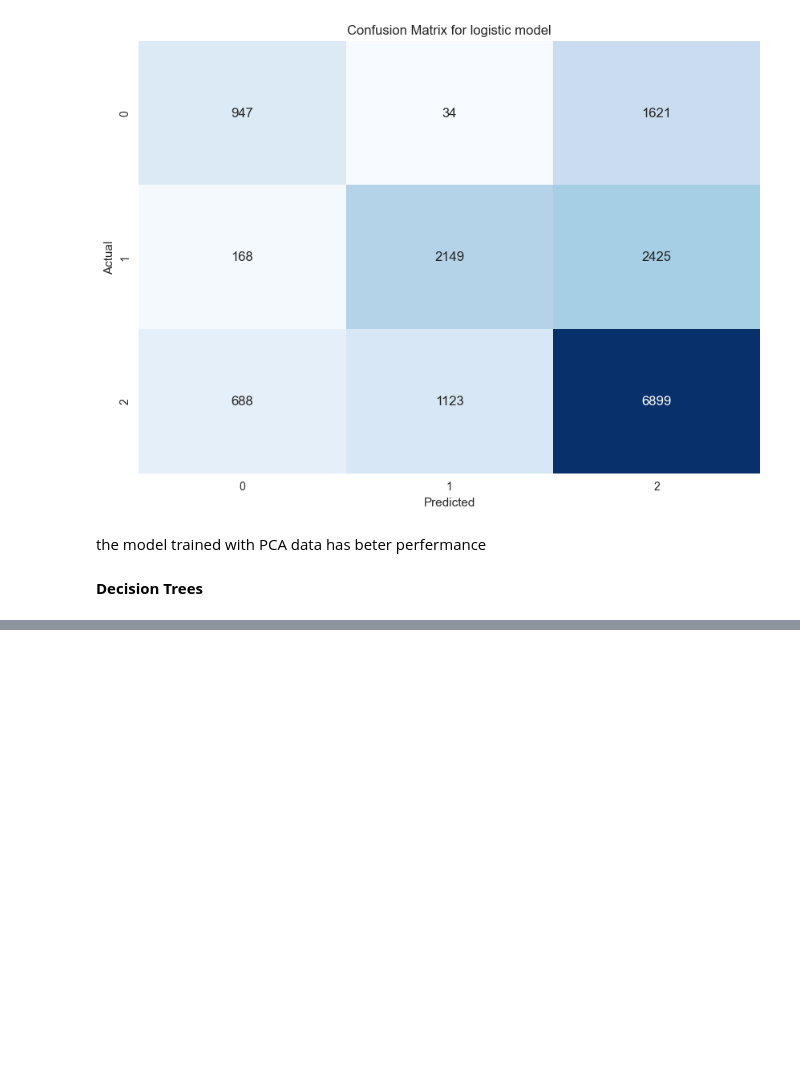
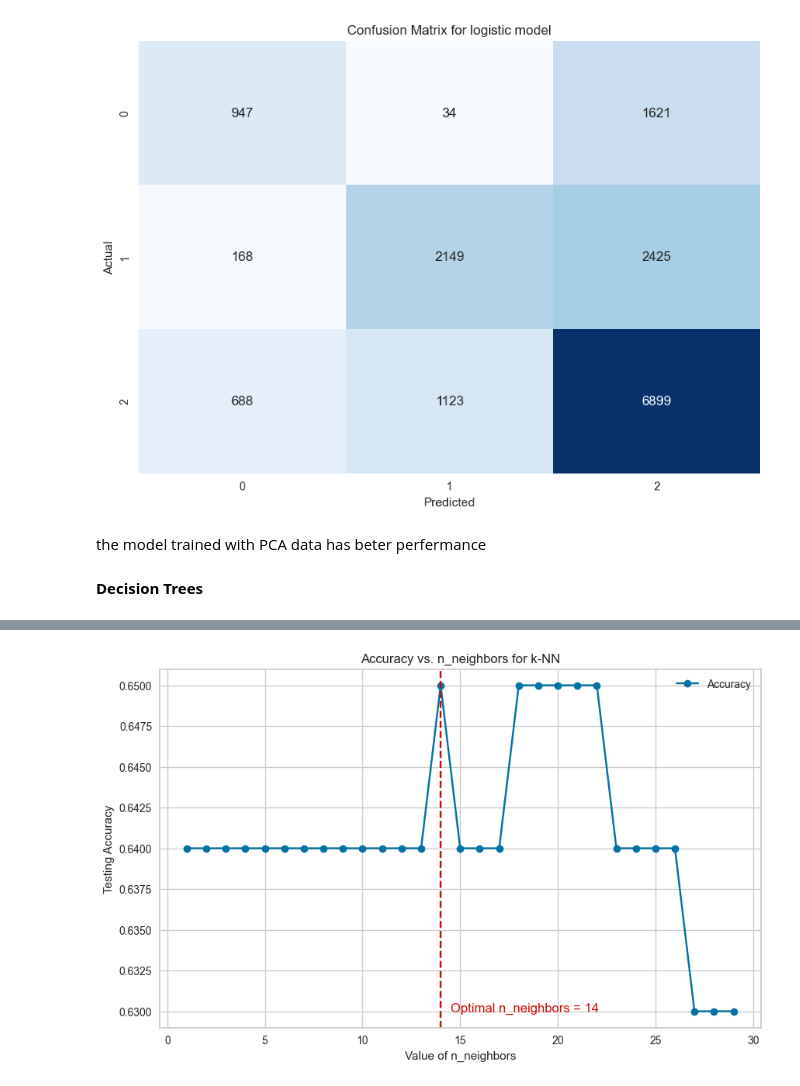
Before and after one commit to ishamel101/Credit-Score-Classification, a Jupyter notebook: Credit Score Classification.ipynb, the cells around one changed output, grey strips where cells are left out. Cells and saved outputs as stored; diff of their text form; code cells hidden in the pictures; blank space fills up the shorter version.

```diff
--- a/Credit Score Classification.ipynb
+++ b/Credit Score Classification.ipynb
@@ -1221,0 +1260,12 @@ plt.show()
+# %%
+#Choosing the right value of K
+n_neighbors=30
+scores=[]
+for k in range(1,30):
+  knn_h = KNeighborsClassifier(n_neighbors-k, weights='distance', algorithm='auto')
+  #knn=KNeighborsClassifier()
+  knn_h.fit(X_train_normalized,y_train)
+  y_pred_h = knn_h.predict(X_test_normalized)
+  accuracy = accuracy_score(y_test, y_pred_h)
+  print('Accuracy for k=',k,'is:',round(accuracy_score(y_pred_h,y_test),2))
+  scores.append(round(accuracy_score(y_pred_h,y_test),2))
@@ -1221,0 +1290,19 @@ plt.show()
+# %%
+n_neighbors_range = range(1, 30)
+
+# Plotting accuracy scores
+plt.figure(figsize=(10, 6))
+plt.plot(n_neighbors_range, scores, marker='o', linestyle='-', color='b', label='Accuracy')
+plt.xlabel('Value of n_neighbors')
+plt.ylabel('Testing Accuracy')
+plt.title('Accuracy vs. n_neighbors for k-NN')
+plt.grid(True)
+plt.legend()
+# Find optimal n_neighbors based on maximum accuracy
+optimal_k = n_neighbors_range[np.argmax(scores)]
+plt.axvline(x=optimal_k, color='r', linestyle='--')
+plt.text(optimal_k + 0.5, max(scores) - 0.02, f'Optimal n_neighbors = {optimal_k}', color='r')
+
+plt.show()
+# %% [output]
+[figure, added]
```
Also changed, not shown: parts of 21 cells of this notebook.
